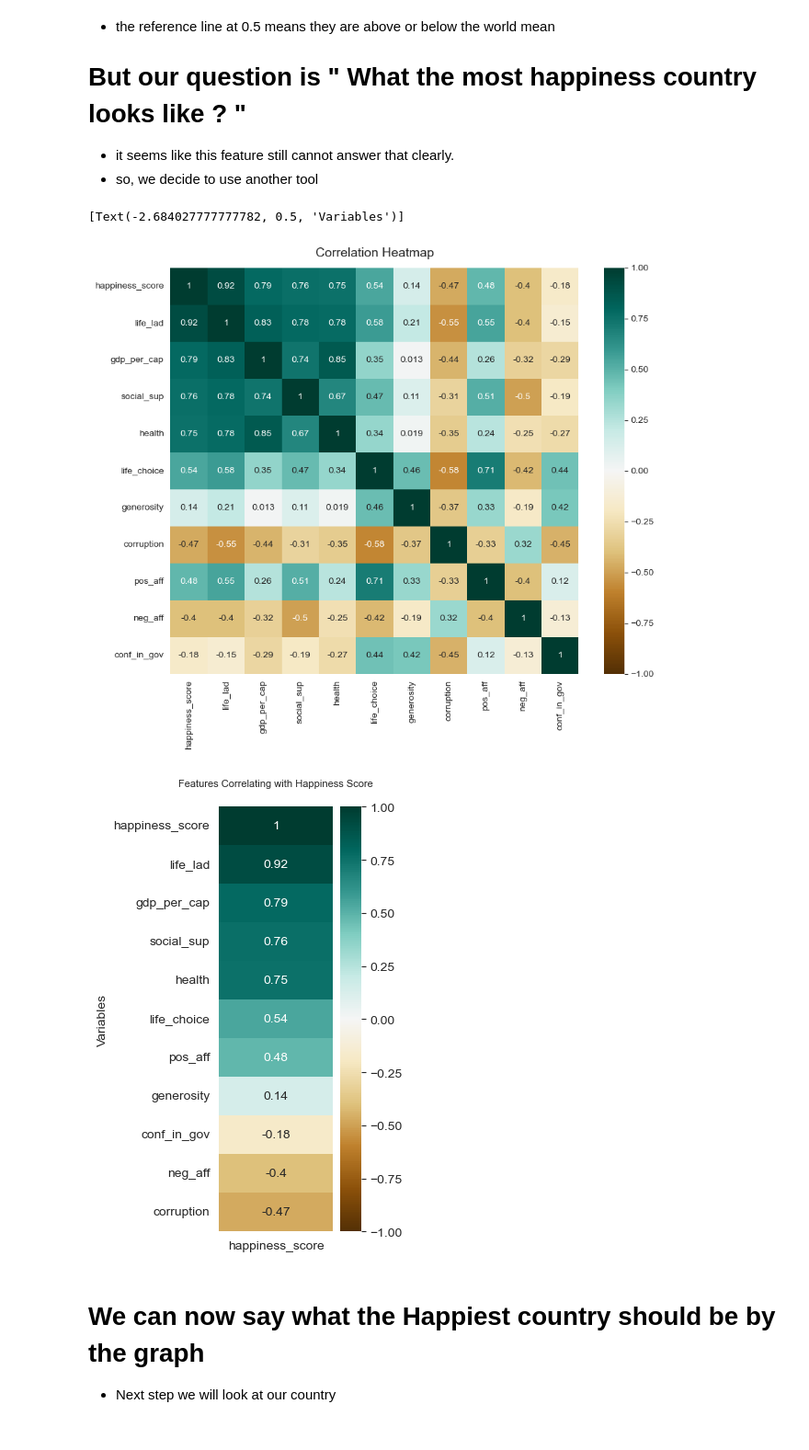
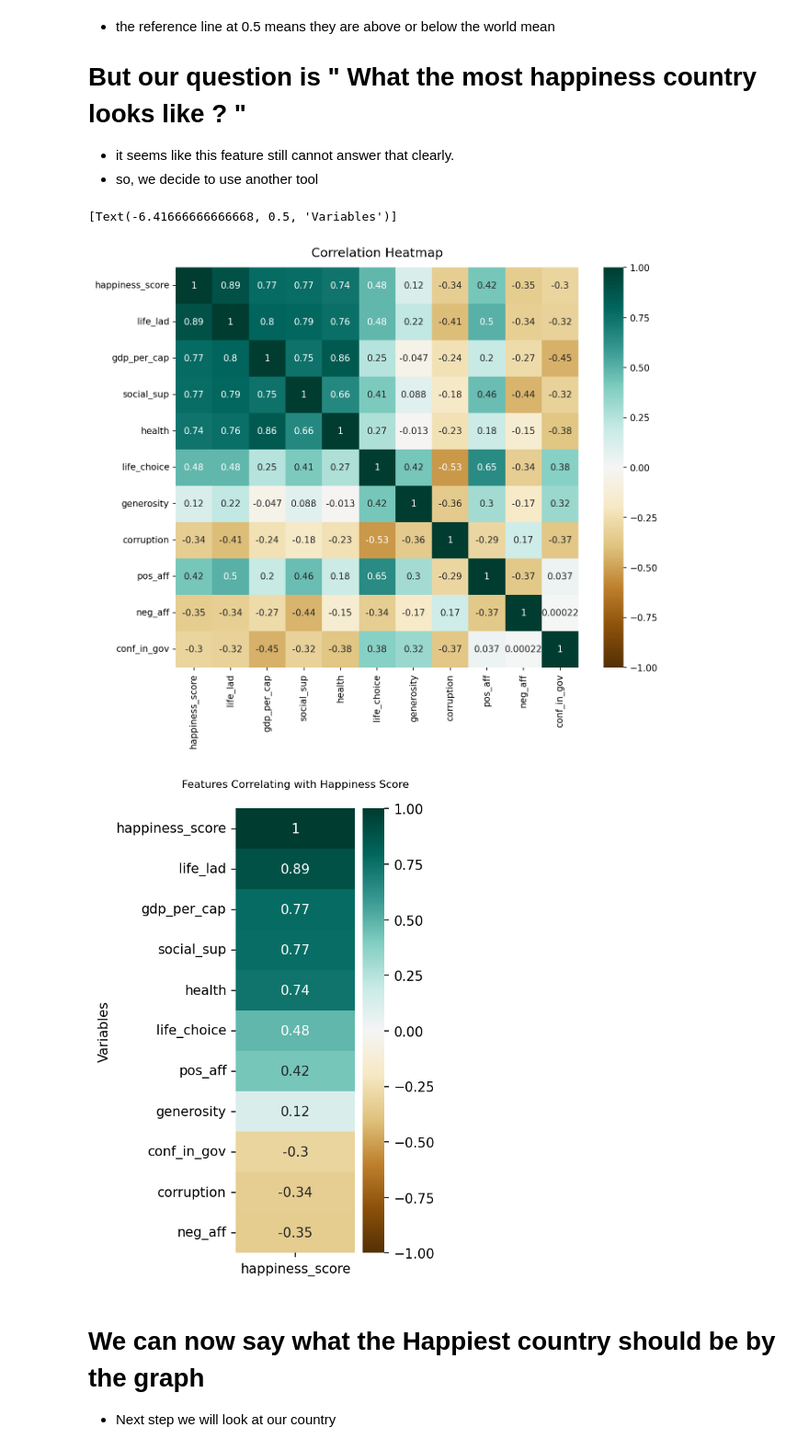
Before and after one commit to HikariJadeEmpire/TH_WLRD_Happiness_Project, a Jupyter notebook: WH_CodeSpace.ipynb, the cells around one changed output. Shown at 92% size. Saved outputs shown, nothing was run; the diff lists cells and outputs as text; code cells hidden in the pictures.

```diff
--- a/WH_CodeSpace.ipynb
+++ b/WH_CodeSpace.ipynb
@@ -85,0 +113,17 @@ memory usage: 196.0+ KB
+# %%
+df_ol = df
+
+# drop outliers
+
+Q1 = df_ol.iloc[:,2:].quantile(0.25)
+Q3 = df_ol.iloc[:,2:].quantile(0.75)
+IQR = Q3 - Q1
+
+for i,j in enumerate(df_ol):
+    if i > 1 :
+        min_outlier = (Q1[j] - 1.5 * IQR[j]) ; max_outlier = (Q3[j] + 1.5 * IQR[j])
+        df_ol = df_ol.loc[ df_ol[j] >= min_outlier ,:  ]
+        df_ol = df_ol.loc[ df_ol[j] <= max_outlier ,:  ]
+
+print( f" {'-'*6} here is the DATA that clears out outliers {'-'*6} " )
+display(df_ol)
@@ -187,11 +246,18 @@ so we can't calculate median from NaN and fill them<br>
 By the way, these countries still can be helpful in other steps so we decided to keep them <br>
 Now, It's time to learn the features of DATA<br>
 # %%
-# Prepare data, sort by the best mean of life_lad
+# Prepare data, sort by the best mean of life_lad ( drop outlier )
+
+winner_df_ol = df_ol.groupby(['country_name']).apply(lambda x : x[['life_lad','gdp_per_cap','social_sup',
+    'health','life_choice','generosity','corruption','pos_aff',
+    'neg_aff','conf_in_gov']].mean()).sort_values(by=['life_lad'],ascending=False).reset_index()
+
+# Prepare data, sort by the best mean of life_lad ( keep outlier )
 
 winner_df = df.groupby(['country_name']).apply(lambda x : x[['life_lad','gdp_per_cap','social_sup',
     'health','life_choice','generosity','corruption','pos_aff',
     'neg_aff','conf_in_gov']].mean()).sort_values(by=['life_lad'],ascending=False).reset_index()
 
+print( f" {'-'*6} here is the DATA that have outliers {'-'*6} " )
 display(winner_df)
 # %% [output]
@@ -215,8 +282,14 @@ then sort the first 10th countries and define what the Happiest country looks li
 # Prepare DATA
 
 df_w_overall.rename(columns={'Happiness score':'happiness_score'},inplace=True)
+
+# for outlier keeper
 wh = pd.merge(df_w_overall[['Country','happiness_score']],winner_df,left_on='Country',right_on='country_name',how='left')
 wh = wh.rename(columns={'Country':'country'}).drop(columns=['country_name'])
+
+# for non-outlier keeper
+wh_ol = pd.merge(df_w_overall[['Country','happiness_score']],winner_df_ol,left_on='Country',right_on='country_name',how='left')
+wh_ol = wh_ol.rename(columns={'Country':'country'}).drop(columns=['country_name'])
 
 print(f" \n{'-'*6} BEFORE Feature scaling {'-'*6}\n ")
 display(wh)
@@ -287,26 +360,26 @@ By standardization, the range of value will not swing too much.
 # %%
 # Prepare DATA
 
-nm_wh = wh.reset_index(drop=True)
+nm_wh = wh_ol.reset_index(drop=True)
 
 # To clarify the previous plot, we will use a correlation tool to find out which variables support the happiness score
 
 nm_wh = nm_wh.iloc[:,1:]
 
 # Increase the size of the heatmap.
-plt.figure(figsize=(10, 8))
+plt.figure(figsize=(10, 8), dpi=150 )
 
 heatmap = sns.heatmap(nm_wh.corr(), vmin=-1, vmax=1, annot=True , cmap='BrBG')
 heatmap.set_title('Correlation Heatmap', fontdict={'fontsize':14}, pad=12)
 
-plt.figure(figsize=(2, 6))
+plt.figure(figsize=(2, 6), dpi=150 )
 heatmap = sns.heatmap(nm_wh.corr()[['happiness_score']].sort_values(by='happiness_score', ascending=False), vmin=-1, vmax=1, annot=True, cmap='BrBG')
 heatmap.set_title('Features Correlating with Happiness Score', fontdict={'fontsize':8}, pad=16)
 heatmap.set( ylabel='Variables')
 # %% [output]
-[Text(-2.684027777777782, 0.5, 'Variables')]
+[Text(-6.41666666666668, 0.5, 'Variables')]
-[figure, old version]
+[figure, new version]
-[figure, old version]
+[figure, new version]
 # %% [markdown]
 # We can now say what the Happiest country should be by the graph
 - Next step we will look at our country
```
Also changed, not shown: parts of 15 cells of this notebook.
